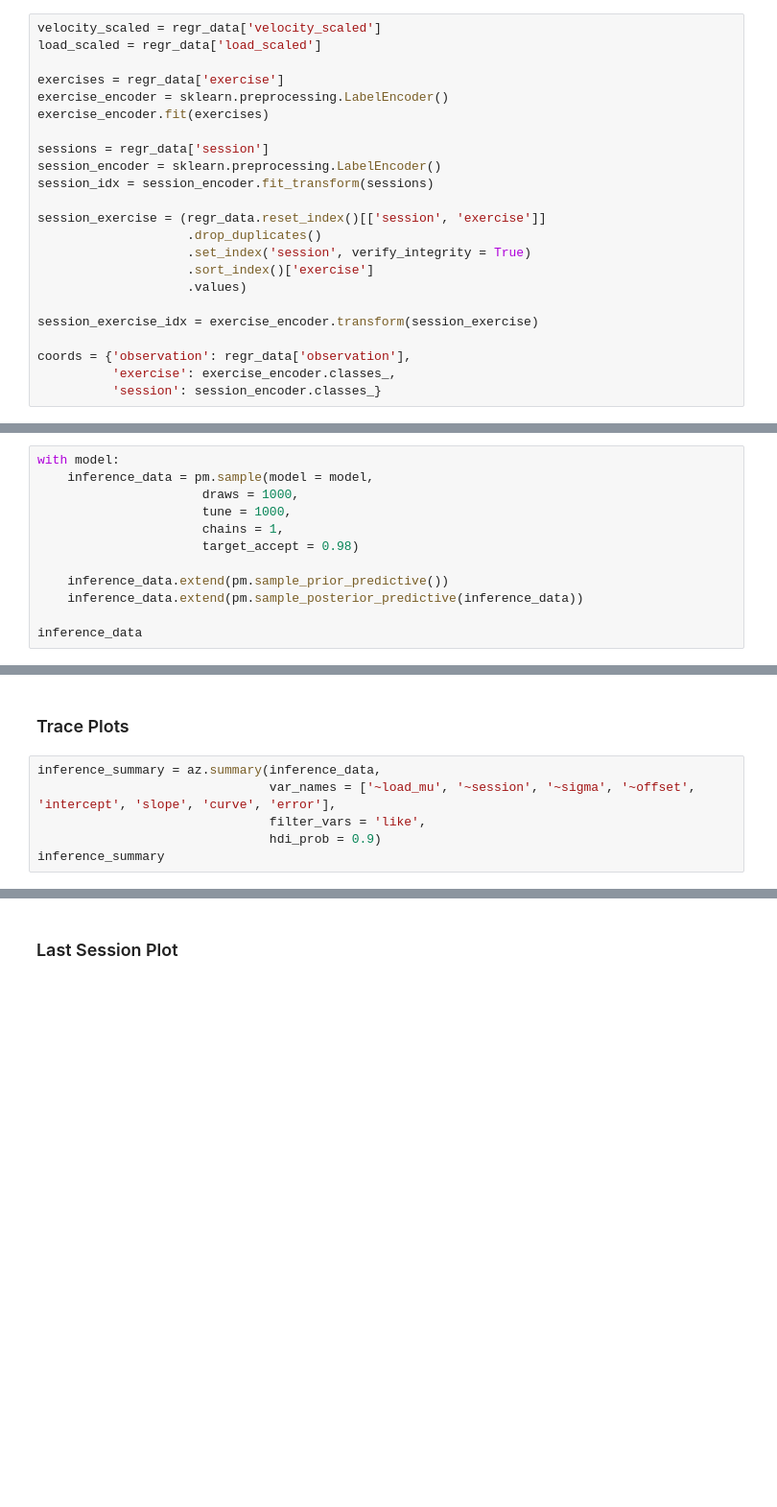
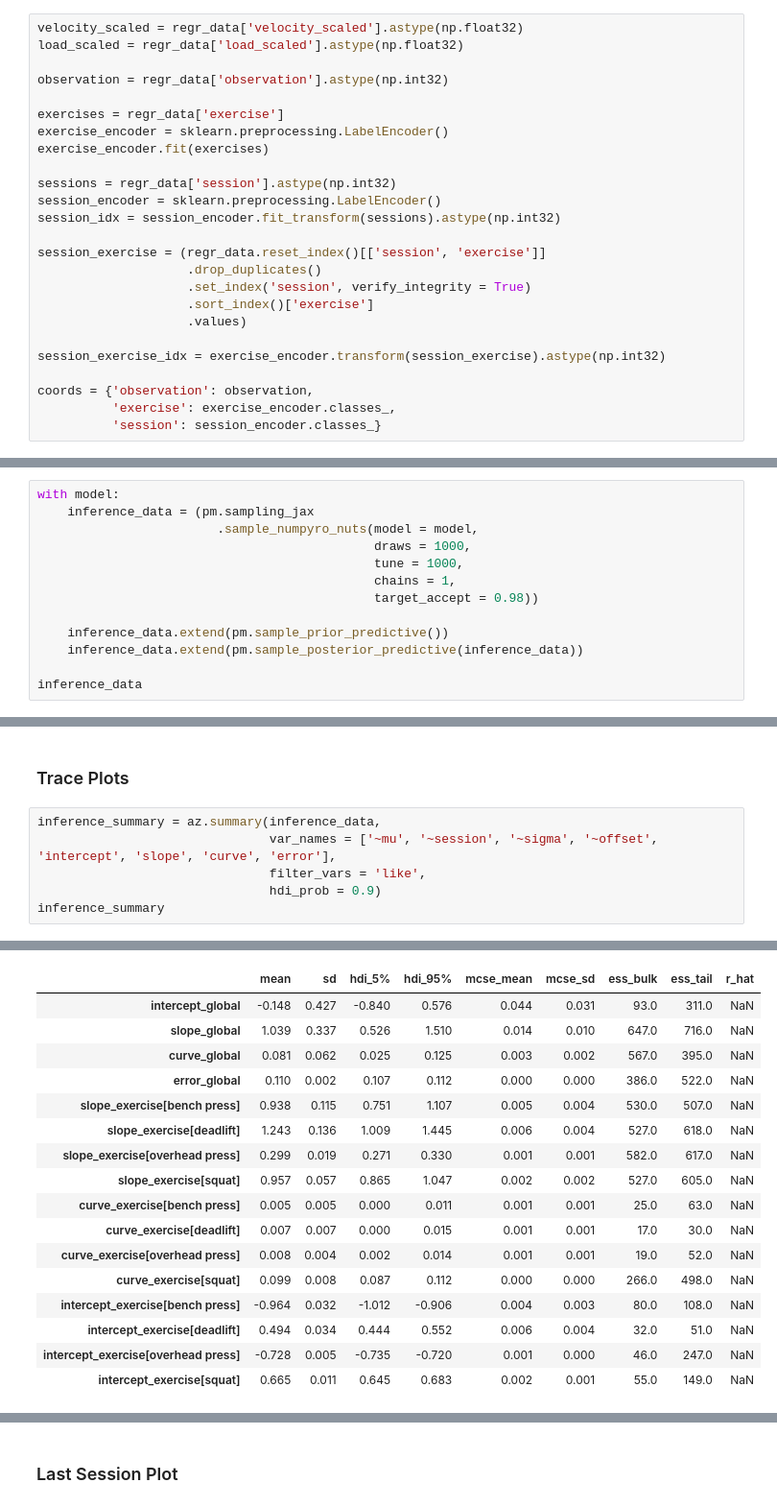
Before and after one commit to mattiasthalen/Bayesian-Velocity-Profiling, a Jupyter notebook: Bayesian_Velocity_Profiling.ipynb, the cells around one changed output, grey strips where cells are left out. Shown at 96% size. Drawn from its saved outputs; the diff is of its cells as text; blank space fills up the shorter version.

Commit message:
Sample model

```diff
--- a/Bayesian_Velocity_Profiling.ipynb
+++ b/Bayesian_Velocity_Profiling.ipynb
@@ -583,14 +584,16 @@ time: 41.6 ms (started: 2022-10-03 11:42:58 +00:00)
 # %%
-velocity_scaled = regr_data['velocity_scaled']
-load_scaled = regr_data['load_scaled']
+velocity_scaled = regr_data['velocity_scaled'].astype(np.float32)
+load_scaled = regr_data['load_scaled'].astype(np.float32)
+
+observation = regr_data['observation'].astype(np.int32)
 
 exercises = regr_data['exercise']
 exercise_encoder = sklearn.preprocessing.LabelEncoder()
 exercise_encoder.fit(exercises)
 
-sessions = regr_data['session']
+sessions = regr_data['session'].astype(np.int32)
 session_encoder = sklearn.preprocessing.LabelEncoder()
-session_idx = session_encoder.fit_transform(sessions)
+session_idx = session_encoder.fit_transform(sessions).astype(np.int32)
 
 session_exercise = (regr_data.reset_index()[['session', 'exercise']]
                     .drop_duplicates()
@@ -598,9 +601,9 @@ session_exercise = (regr_data.reset_index()[['session', 'exercise']]
                     .sort_index()['exercise']
                     .values)
 
-session_exercise_idx = exercise_encoder.transform(session_exercise)
+session_exercise_idx = exercise_encoder.transform(session_exercise).astype(np.int32)
 
-coords = {'observation': regr_data['observation'],
+coords = {'observation': observation,
           'exercise': exercise_encoder.classes_,
           'session': session_encoder.classes_}
 # %% [output]
@@ -714,10 +717,11 @@ time: 255 ms (started: 2022-10-03 11:59:48 +00:00)
 # %%
 with model:
-    inference_data = pm.sample(model = model,
-                      draws = 1000,
-                      tune = 1000,
-                      chains = 1,
-                      target_accept = 0.98)
+    inference_data = (pm.sampling_jax
+                        .sample_numpyro_nuts(model = model,
+                                             draws = 1000,
+                                             tune = 1000,
+                                             chains = 1,
+                                             target_accept = 0.98))
 
     inference_data.extend(pm.sample_prior_predictive())
     inference_data.extend(pm.sample_posterior_predictive(inference_data))
@@ -727,7 +751,7 @@ inference_data
 ### Trace Plots
 # %%
 inference_summary = az.summary(inference_data,
-                               var_names = ['~load_mu', '~session', '~sigma', '~offset', 'intercept', 'slope', 'curve', 'error'],
+                               var_names = ['~mu', '~session', '~sigma', '~offset', 'intercept', 'slope', 'curve', 'error'],
                                filter_vars = 'like',
                                hdi_prob = 0.9)
 inference_summary
@@ -735,0 +760,17 @@ KeyError: ignored
+|  | mean | sd | hdi_5% | hdi_95% | mcse_mean | mcse_sd | ess_bulk | ess_tail | r_hat |
+| intercept_global | -0.148 | 0.427 | -0.840 | 0.576 | 0.044 | 0.031 | 93.0 | 311.0 | NaN |
+| slope_global | 1.039 | 0.337 | 0.526 | 1.510 | 0.014 | 0.010 | 647.0 | 716.0 | NaN |
+| curve_global | 0.081 | 0.062 | 0.025 | 0.125 | 0.003 | 0.002 | 567.0 | 395.0 | NaN |
+| error_global | 0.110 | 0.002 | 0.107 | 0.112 | 0.000 | 0.000 | 386.0 | 522.0 | NaN |
+| slope_exercise[bench press] | 0.938 | 0.115 | 0.751 | 1.107 | 0.005 | 0.004 | 530.0 | 507.0 | NaN |
+| slope_exercise[deadlift] | 1.243 | 0.136 | 1.009 | 1.445 | 0.006 | 0.004 | 527.0 | 618.0 | NaN |
+| slope_exercise[overhead press] | 0.299 | 0.019 | 0.271 | 0.330 | 0.001 | 0.001 | 582.0 | 617.0 | NaN |
+| slope_exercise[squat] | 0.957 | 0.057 | 0.865 | 1.047 | 0.002 | 0.002 | 527.0 | 605.0 | NaN |
+| curve_exercise[bench press] | 0.005 | 0.005 | 0.000 | 0.011 | 0.001 | 0.001 | 25.0 | 63.0 | NaN |
+| curve_exercise[deadlift] | 0.007 | 0.007 | 0.000 | 0.015 | 0.001 | 0.001 | 17.0 | 30.0 | NaN |
+| curve_exercise[overhead press] | 0.008 | 0.004 | 0.002 | 0.014 | 0.001 | 0.001 | 19.0 | 52.0 | NaN |
+| curve_exercise[squat] | 0.099 | 0.008 | 0.087 | 0.112 | 0.000 | 0.000 | 266.0 | 498.0 | NaN |
+| intercept_exercise[bench press] | -0.964 | 0.032 | -1.012 | -0.906 | 0.004 | 0.003 | 80.0 | 108.0 | NaN |
+| intercept_exercise[deadlift] | 0.494 | 0.034 | 0.444 | 0.552 | 0.006 | 0.004 | 32.0 | 51.0 | NaN |
+| intercept_exercise[overhead press] | -0.728 | 0.005 | -0.735 | -0.720 | 0.001 | 0.000 | 46.0 | 247.0 | NaN |
+| intercept_exercise[squat] | 0.665 | 0.011 | 0.645 | 0.683 | 0.002 | 0.001 | 55.0 | 149.0 | NaN |
```
Also changed, not shown: parts of 25 cells of this notebook.
